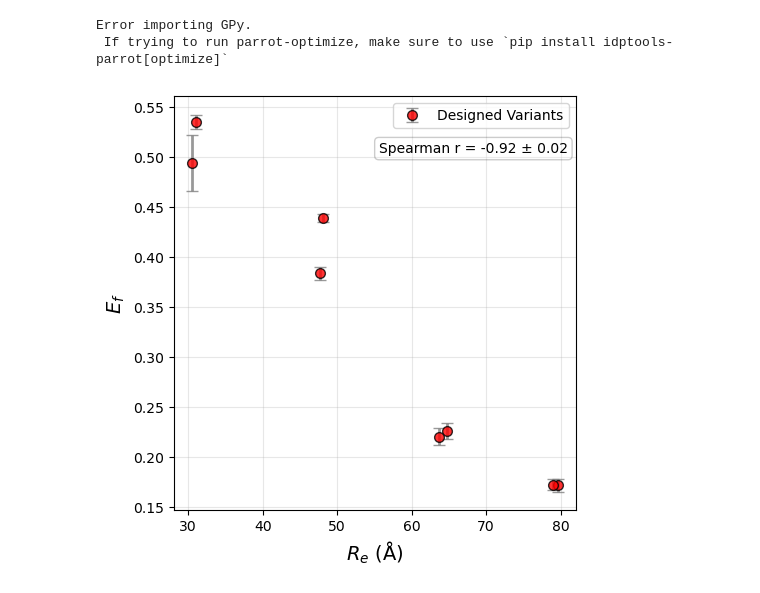
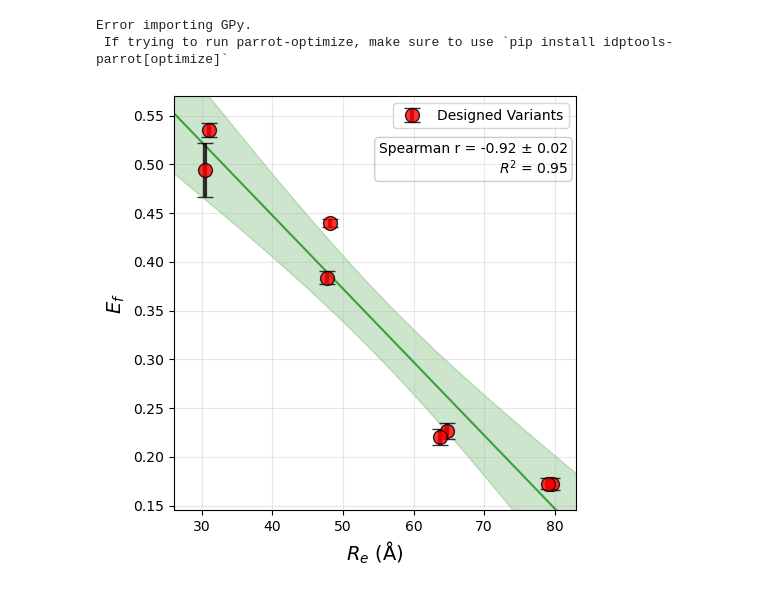
Before and after one commit to sukeniklab/GOOSE_2026, a Jupyter notebook: FRET_data_TB/Fig3_Ef-vs-predRe.ipynb, the cells around one changed output. Cells and saved outputs as stored; diff of their text form; code cells hidden in the pictures.

```diff
--- a/FRET_data_TB/Fig3_Ef-vs-predRe.ipynb
+++ b/FRET_data_TB/Fig3_Ef-vs-predRe.ipynb
@@ -79,6 +79,9 @@ Error importing GPy.
 # %%
 construct_stats['construct'] = construct_stats['construct'].astype(int)
 # %%
+from scipy.optimize import curve_fit
+from scipy.stats import t as t_dist
+
 # Filter for construct > 34
 designed_constructs = construct_stats[construct_stats['construct'] > 34].copy()
 
@@ -93,34 +96,74 @@ for _ in range(n_iterations):
         # Sample from normal distribution for Ef_cell only (Re stays constant)
         sampled_y_val = np.random.normal(row['Ef_cell'], row['Ef_cell_std'])
         sampled_y.append(sampled_y_val)
 
     # Calculate Spearman correlation for this iteration
     spearman_r_sample, _ = sp_stats.spearmanr(designed_constructs['re'], sampled_y)
     spearman_values.append(spearman_r_sample)
 
 # Calculate mean and std of Spearman correlations
 spearman_r_mean = np.mean(spearman_values)
 spearman_r_std = np.std(spearman_values)
 
+# Linear regression
+def linear_function(x, slope, intercept):
+    return slope * x + intercept
+
+x_data = designed_constructs['re'].values
+y_data = designed_constructs['Ef_cell'].values
+
+popt, pcov = curve_fit(linear_function, x_data, y_data)
+slope, intercept = popt
+
+# Calculate R-squared and residual standard error
+residuals = y_data - linear_function(x_data, *popt)
+ss_res = np.sum(residuals**2)
+ss_tot = np.sum((y_data - np.mean(y_data))**2)
+r_squared = 1 - (ss_res / ss_tot)
+
+# Calculate 95% confidence interval
+n = len(x_data)
+dof = n - 2
+residual_std_error = np.sqrt(ss_res / dof)
+t_val = t_dist.ppf(0.975, dof)
+
+# Generate line for plotting
+x_fit = np.linspace(-20, 90, 200)
+y_fit = linear_function(x_fit, slope, intercept)
+
+# 95% confidence interval for the prediction
+se_line = residual_std_error * np.sqrt(1/n + (x_fit - np.mean(x_data))**2 / np.sum((x_data - np.mean(x_data))**2))
+y_upper = y_fit + t_val * se_line
+y_lower = y_fit - t_val * se_line
+
 # Create plot
 fig, ax = plt.subplots(figsize=(5, 5))
 
+# Plot confidence band first
+ax.fill_between(x_fit, y_lower, y_upper, color='green', alpha=0.2, zorder=1)
+
+# Plot fit line
+ax.plot(x_fit, y_fit, color='green', linewidth=1.5, alpha=0.7, zorder=2)
+
+# Plot data points
 ax.errorbar(designed_constructs['re'], designed_constructs['Ef_cell'],
            yerr=designed_constructs['Ef_cell_std'], fmt='o',
-           markeredgecolor='black', alpha=0.8, color='red', capsize=4, linewidth=2, ms=7,
-           ecolor='grey', label='Designed Variants')
+           markeredgecolor='black', alpha=0.8, color='red', capsize=6, linewidth=3, ms=10,
+           ecolor='black', label='Designed Variants', zorder=3)
 
+plt.xlim(26, 83)
+plt.ylim(.145, .57)
 ax.set_xlabel(r'$R_e$ (Å)', fontsize=14)
 ax.set_ylabel(r'$E_{f}$', fontsize=14)
 ax.grid(True, alpha=0.3)
 ax.legend(loc='upper right', frameon=True, fontsize=10)
 
-ax.text(0.98, 0.89, f'Spearman r = {spearman_r_mean:.2f} ± {spearman_r_std:.2f}',
+ax.text(0.98, 0.89, f'Spearman r = {spearman_r_mean:.2f} ± {spearman_r_std:.2f}\n$R^2$ = {r_squared:.2f}',
         transform=ax.transAxes, fontsize=10, verticalalignment='top',
         horizontalalignment='right', bbox=dict(boxstyle='round', facecolor='white', alpha=0.2))
 
 plt.tight_layout()
 plt.savefig('Figure_graphs/Fig3/Ef_vs_Re_designed.svg')
 plt.show()
 # %% [output]
-[figure, old version]
+[figure, new version]
```
Also changed, not shown: 20 other files.
